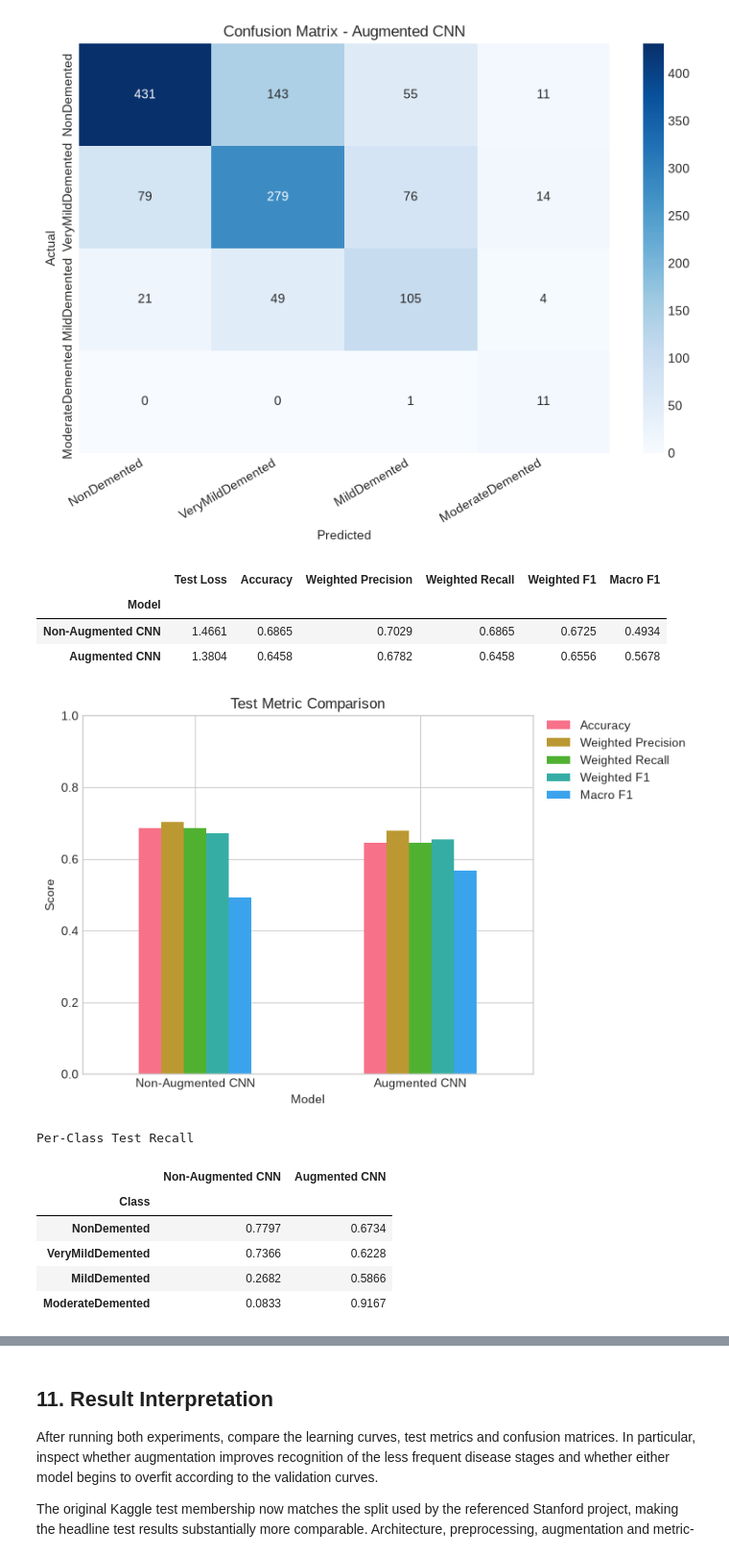
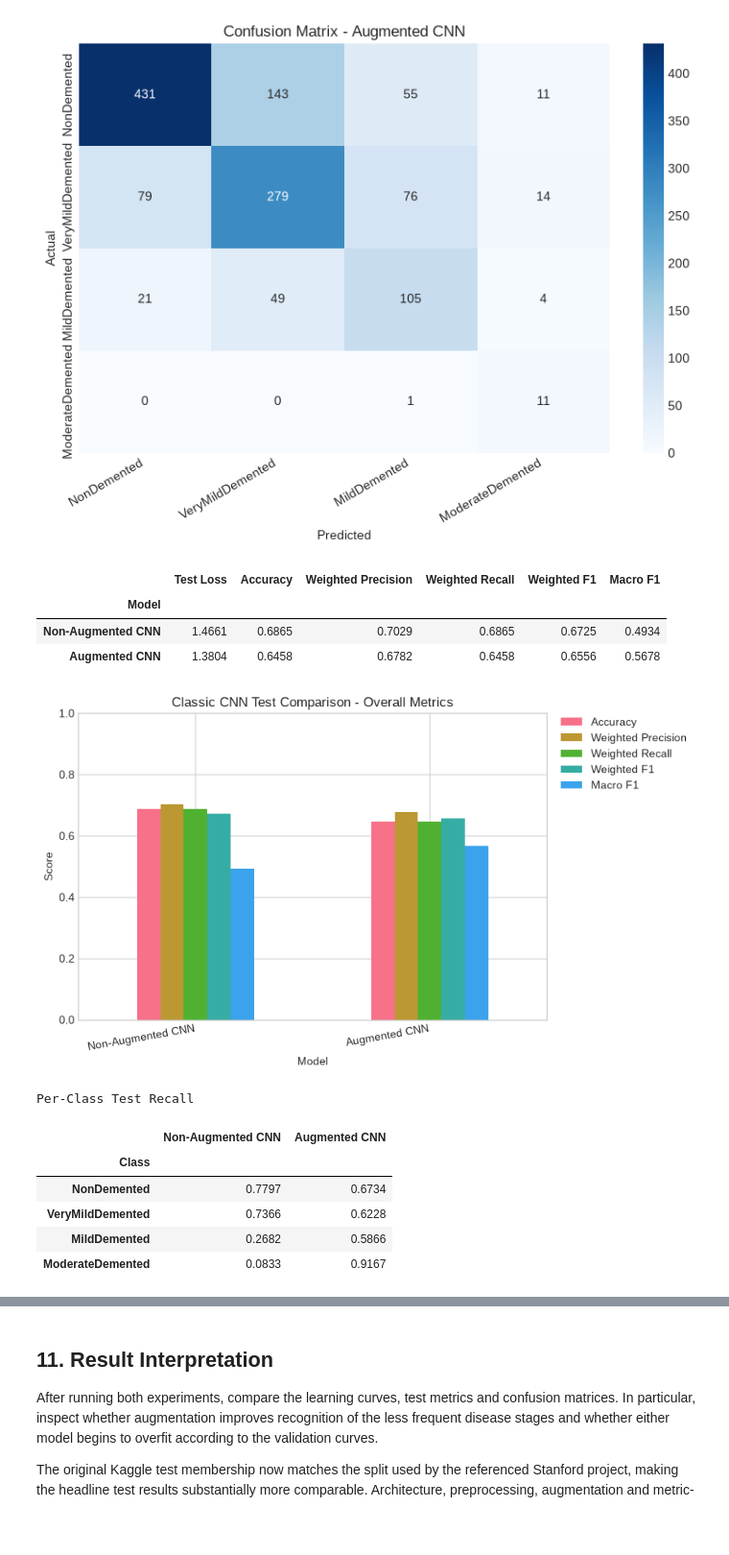
Before and after one commit to VladetaV/Deep-Learning-For-Human-Body-Marker-Augmentation, a Jupyter notebook: alzheimer_classification.ipynb, the cells around one changed output, grey strips where cells are left out. Shown at 96% size. Saved outputs shown, nothing was run; the diff lists cells and outputs as text; code cells hidden in the pictures; blank space fills up the shorter version.

```diff
--- a/alzheimer_classification.ipynb
+++ b/alzheimer_classification.ipynb
@@ -859,7 +949,7 @@ if ORIGINAL_MODEL_PATH.exists() and not RETRAIN_MODELS:
 else:
     original_model.load_state_dict(initial_state)
     original_optimizer = optim.Adam(original_model.parameters(), lr=LEARNING_RATE)
-    original_metrics = train_model(
+    original_metrics, _ = train_model(
         original_model,
         criterion,
         original_optimizer,
@@ -905,7 +995,7 @@ if AUGMENTED_MODEL_PATH.exists() and not RETRAIN_MODELS:
 else:
     augmented_model.load_state_dict(initial_state)
     augmented_optimizer = optim.Adam(augmented_model.parameters(), lr=LEARNING_RATE)
-    augmented_metrics = train_model(
+    augmented_metrics, _ = train_model(
         augmented_model,
         criterion,
         augmented_optimizer,
@@ -971,69 +1061,19 @@ Weighted F1       : 0.6556
 Macro F1          : 0.5678
 [figure]
 # %%
-comparison = pd.DataFrame([
+comparison, per_class_recall_comparison = compare_model_results(
     {
-        'Model': 'Non-Augmented CNN',
-        'Test Loss': original_results['loss'],
-        'Accuracy': original_results['accuracy'],
-        'Weighted Precision': original_results['precision'],
-        'Weighted Recall': original_results['recall'],
-        'Weighted F1': original_results['f1_score'],
-        'Macro F1': original_results['macro_f1'],
+        'Non-Augmented CNN': original_results,
+        'Augmented CNN': augmented_results,
     },
-    {
-        'Model': 'Augmented CNN',
-        'Test Loss': augmented_results['loss'],
-        'Accuracy': augmented_results['accuracy'],
-        'Weighted Precision': augmented_results['precision'],
-        'Weighted Recall': augmented_results['recall'],
-        'Weighted F1': augmented_results['f1_score'],
-        'Macro F1': augmented_results['macro_f1'],
-    },
-]).set_index('Model')
-
-display(comparison.round(4))
-
-comparison[['Accuracy', 'Weighted Precision', 'Weighted Recall', 'Weighted F1', 'Macro F1']].plot(
-    kind='bar',
-    figsize=(10, 5),
-    ylim=(0, 1)
+    title='Classic CNN Test Comparison',
 )
-plt.title('Test Metric Comparison')
-plt.xlabel('Model')
-plt.ylabel('Score')
-plt.xticks(rotation=0)
-plt.legend(loc='upper left', bbox_to_anchor=(1.02, 1), borderaxespad=0)
-plt.tight_layout(rect=(0, 0, 0.78, 1))
-plt.show()
-
-per_class_recall_comparison = pd.DataFrame({
-    'Non-Augmented CNN': original_results['per_class_recall'],
-    'Augmented CNN': augmented_results['per_class_recall'],
-})
-per_class_recall_comparison.index.name = 'Class'
-
-print('Per-Class Test Recall')
-display(per_class_recall_comparison.round(4))
-
-per_class_recall_comparison.plot(
-    kind='bar',
-    figsize=(10, 5),
-    ylim=(0, 1)
-)
-plt.title('Per-Class Test Recall')
-plt.xlabel('Class')
-plt.ylabel('Recall')
-plt.xticks(rotation=20, ha='right')
-plt.legend(loc='upper left', bbox_to_anchor=(1.02, 1), borderaxespad=0)
-plt.tight_layout(rect=(0, 0, 0.78, 1))
-plt.show()
 # %% [output]
 |  | Test Loss | Accuracy | Weighted Precision | Weighted Recall | Weighted F1 | Macro F1 |
 | Model |  |  |  |  |  |  |
 | Non-Augmented CNN | 1.4661 | 0.6865 | 0.7029 | 0.6865 | 0.6725 | 0.4934 |
 | Augmented CNN | 1.3804 | 0.6458 | 0.6782 | 0.6458 | 0.6556 | 0.5678 |
-[figure, old version]
+[figure, new version]
 Per-Class Test Recall
 |  | Non-Augmented CNN | Augmented CNN |
 | Class |  |  |
```
Also changed, not shown: parts of 14 cells of this notebook.
